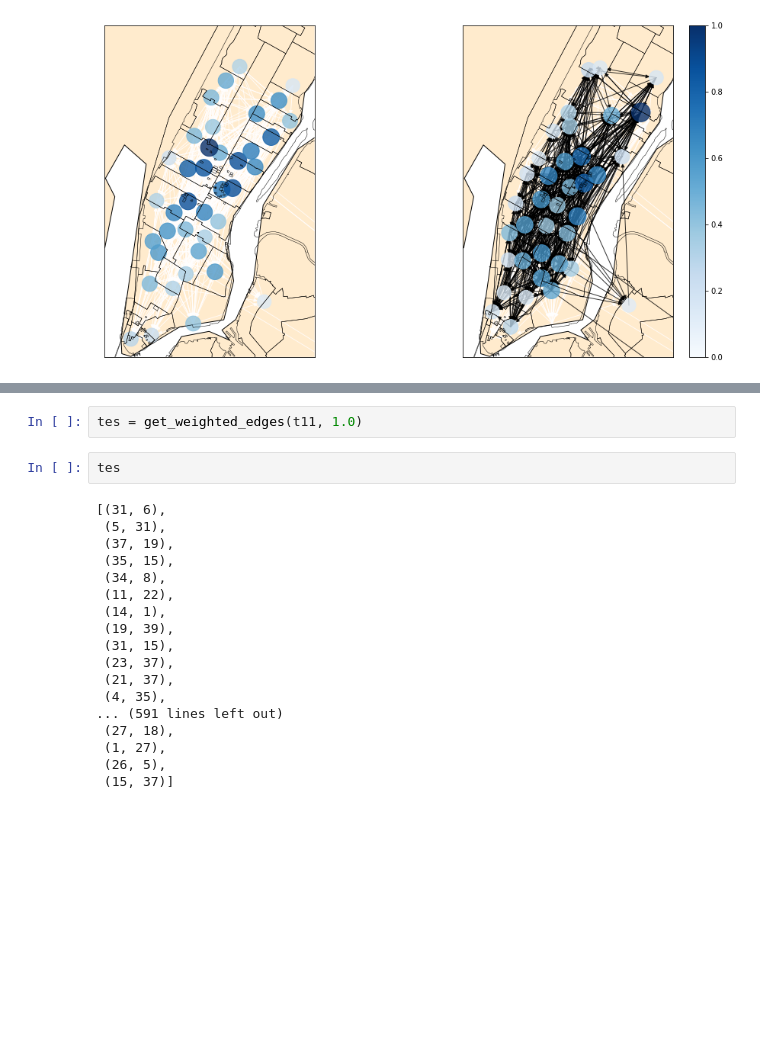
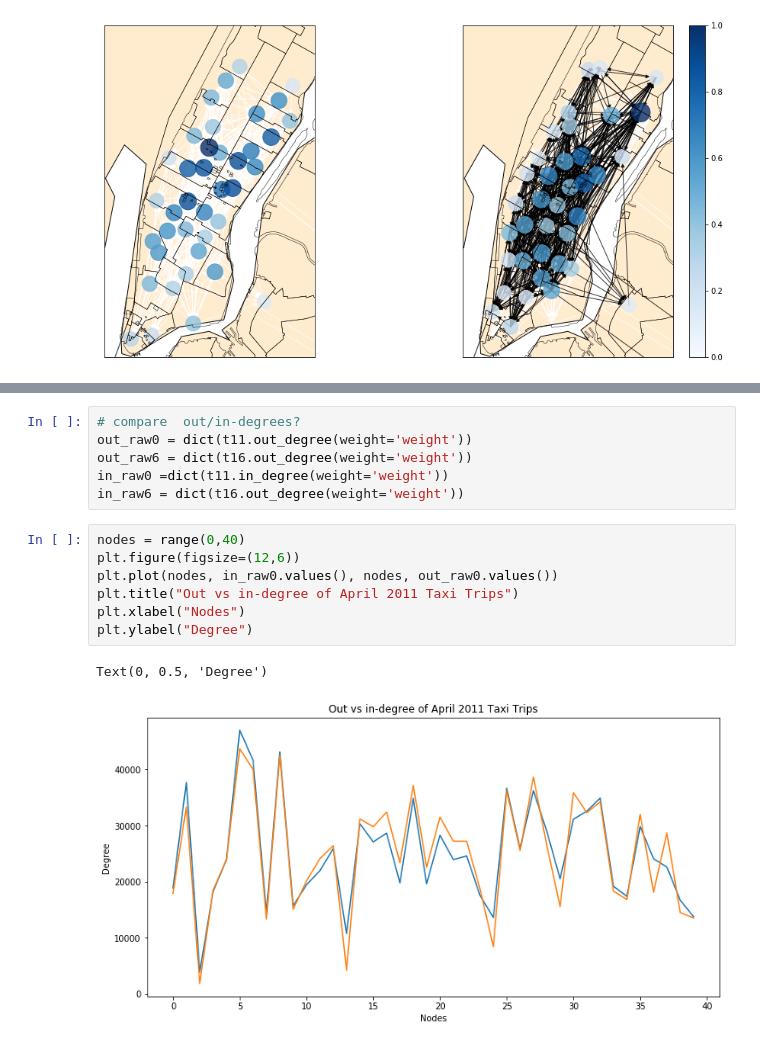
Before and after one commit to BisratM/NYC-Traffic-Analysis, a Jupyter notebook: kmeans-taxi-before-after.ipynb, the cells around one changed output, grey strips where cells are left out. Cells and saved outputs as stored; diff of their text form; blank space fills up the shorter version.

```diff
--- a/kmeans-taxi-before-after.ipynb
+++ b/kmeans-taxi-before-after.ipynb
@@ -383,22 +387,16 @@ FINISHED PROJ. COORDINATES...STARTING NODES FOR GRAPH 2
-# %%
-tes = get_weighted_edges(t11, 1.0)
-# %%
-tes
-# %% [output]
-[(31, 6),
- (5, 31),
- (37, 19),
- (35, 15),
- (34, 8),
- (11, 22),
- (14, 1),
- (19, 39),
- (31, 15),
- (23, 37),
- (21, 37),
- (4, 35),
-... (591 lines left out)
- (27, 18),
- (1, 27),
- (26, 5),
- (15, 37)]
+# %%
+# compare  out/in-degrees?
+out_raw0 = dict(t11.out_degree(weight='weight'))
+out_raw6 = dict(t16.out_degree(weight='weight'))
+in_raw0 =dict(t11.in_degree(weight='weight'))
+in_raw6 = dict(t16.out_degree(weight='weight'))
+# %%
+nodes = range(0,40)
+plt.figure(figsize=(12,6))
+plt.plot(nodes, in_raw0.values(), nodes, out_raw0.values())
+plt.title("Out vs in-degree of April 2011 Taxi Trips")
+plt.xlabel("Nodes")
+plt.ylabel("Degree")
+# %% [output]
+Text(0, 0.5, 'Degree')
+[figure, added]
```
Also changed, not shown: parts of 5 cells of this notebook.
